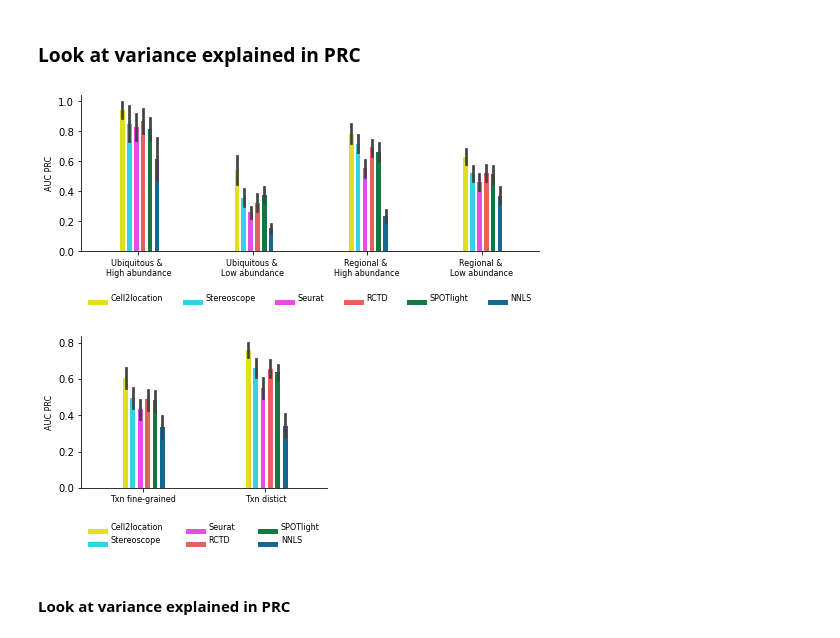
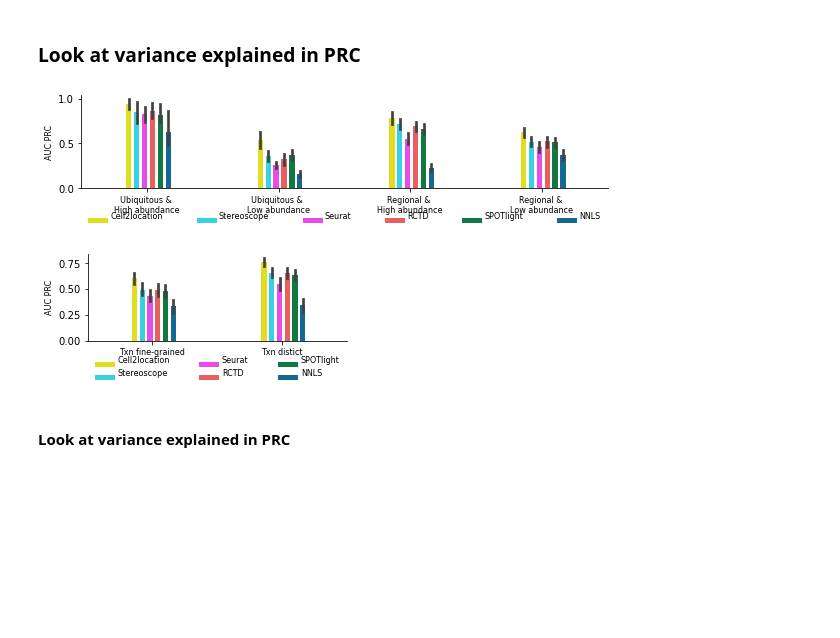
Before and after one commit to vitkl/cell2location_paper, a Jupyter notebook: notebooks/benchmarking/Fig1BCDE_FigS1S2S3_synthetic_data_improved_revision4_plots.ipynb, the cells around one changed output. Saved outputs shown, nothing was run; the diff lists cells and outputs as text; code cells hidden in the pictures; blank space fills up the shorter version.

Commit message:
synthetic benchmark results plotting update

```diff
--- a/notebooks/benchmarking/Fig1BCDE_FigS1S2S3_synthetic_data_improved_revision4_plots.ipynb
+++ b/notebooks/benchmarking/Fig1BCDE_FigS1S2S3_synthetic_data_improved_revision4_plots.ipynb
@@ -990,38 +990,38 @@ def plot_boxplot_prc(x, y="value", n_leged_col=6):
 
     plt.xlabel('');
     plt.ylabel('AUC PRC', size=8);
     plt.xticks(size=8, ha='center');
     # lgnd = plt.legend(loc='center left', bbox_to_anchor=(1.04, 0.5), ncol=1,
     #            fontsize=15, frameon=False);
 
     lgnd = plt.legend(loc='center', bbox_to_anchor=(0, -0.45,  1, 0.3), mode='expand', ncol=n_leged_col,
                fontsize=8, frameon=False);
 
     for handle in lgnd.legendHandles:
          handle.set_height(5)
          handle.set_width(20)
          handle.set_y(-4)
-    # plt.tight_layout();
+    plt.tight_layout();
 
     g.spines['right'].set_visible(False)
     g.spines['top'].set_visible(False)
 
     # ax = plt.gca()
     # ax.set_xticks(ax.get_xticks() + 0.4)
     # plt.savefig(fig_path + '/barplot_by_category_with_label.pdf', bbox_inches='tight')
 
-plt.figure(figsize=(8.2, 2.88))
+plt.figure(figsize=(8.2, 2.2))
 plot_boxplot_prc('Fig1_categories', n_leged_col=6)
 plt.savefig(fig_path + '/barplot_Fig1_abundance_categories_PRC.pdf', bbox_inches='tight')
 plt.show()
 
-plt.figure(figsize=(4.4, 2.8))
+plt.figure(figsize=(4.4, 2.2))
 plot_boxplot_prc('Fig1_txn_categories', n_leged_col=3)
 plt.savefig(fig_path + '/barplot_Fig1_txn_categories_PRC.pdf', bbox_inches='tight')
 plt.show()
 # %% [output]
-[figure, old version]
+[figure, new version]
-[figure, old version]
+[figure, new version]
 # %% [markdown]
 #### Look at variance explained in PRC
 # %%
```
Also changed, not shown: parts of 1 cell of this notebook, 4 other files.
